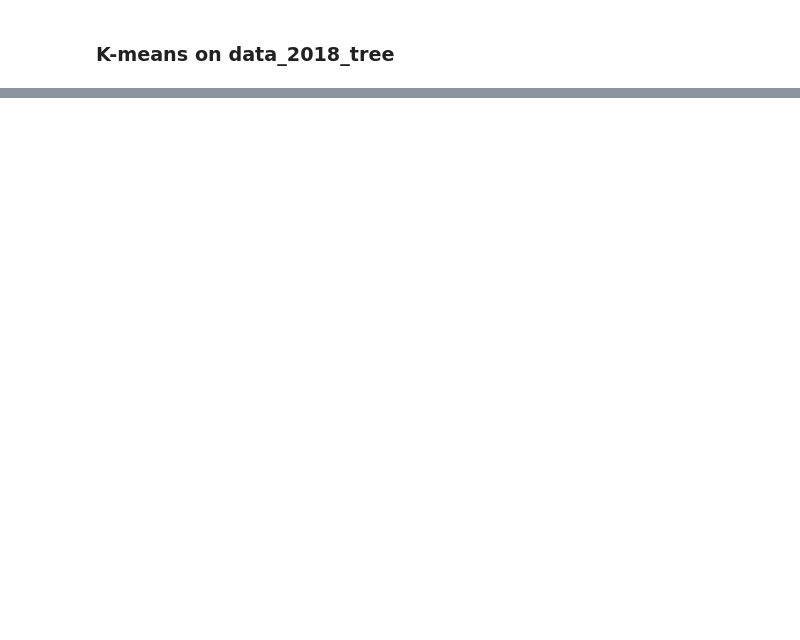
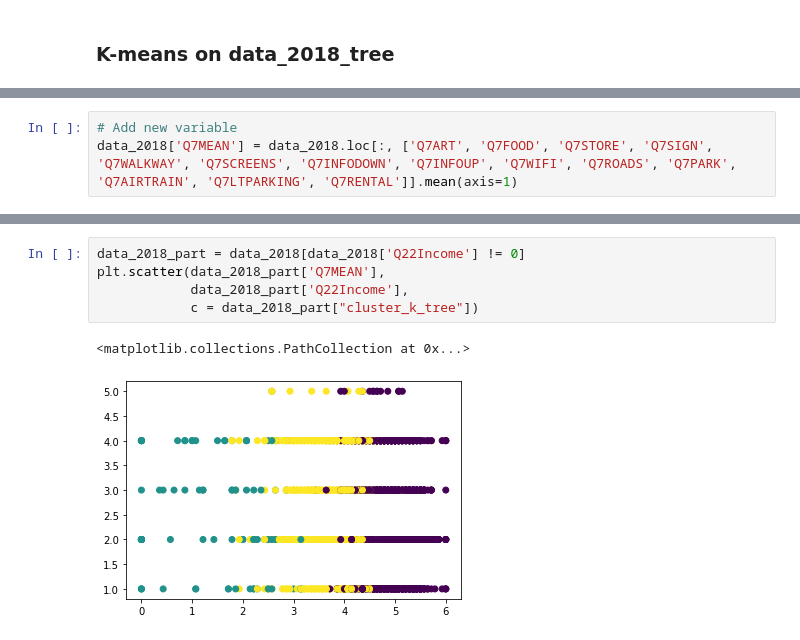
Before and after one commit to a-smaruj/Segmentacja, a Jupyter notebook: main.ipynb, the cells around one changed output, grey strips where cells are left out. Cells and saved outputs as stored; diff of their text form; blank space fills up the shorter version.

```diff
--- a/main.ipynb
+++ b/main.ipynb
@@ -551,0 +573,3 @@ cluster_tree_merged.to_excel('results/xlsx/cluster_tree_merged.xlsx', index=Fals
+# %%
+# Add new variable
+data_2018['Q7MEAN'] = data_2018.loc[:, ['Q7ART', 'Q7FOOD', 'Q7STORE', 'Q7SIGN', 'Q7WALKWAY', 'Q7SCREENS', 'Q7INFODOWN', 'Q7INFOUP', 'Q7WIFI', 'Q7ROADS', 'Q7PARK', 'Q7AIRTRAIN', 'Q7LTPARKING', 'Q7RENTAL']].mean(axis=1)
@@ -551,0 +636,8 @@ cluster_tree_merged.to_excel('results/xlsx/cluster_tree_merged.xlsx', index=Fals
+# %%
+data_2018_part = data_2018[data_2018['Q22Income'] != 0]
+plt.scatter(data_2018_part['Q7MEAN'],
+            data_2018_part['Q22Income'],
+            c = data_2018_part["cluster_k_tree"])
+# %% [output]
+<matplotlib.collections.PathCollection at 0x...>
+[figure, added]
```
Also changed, not shown: parts of 50 cells of this notebook, 1 other file.
